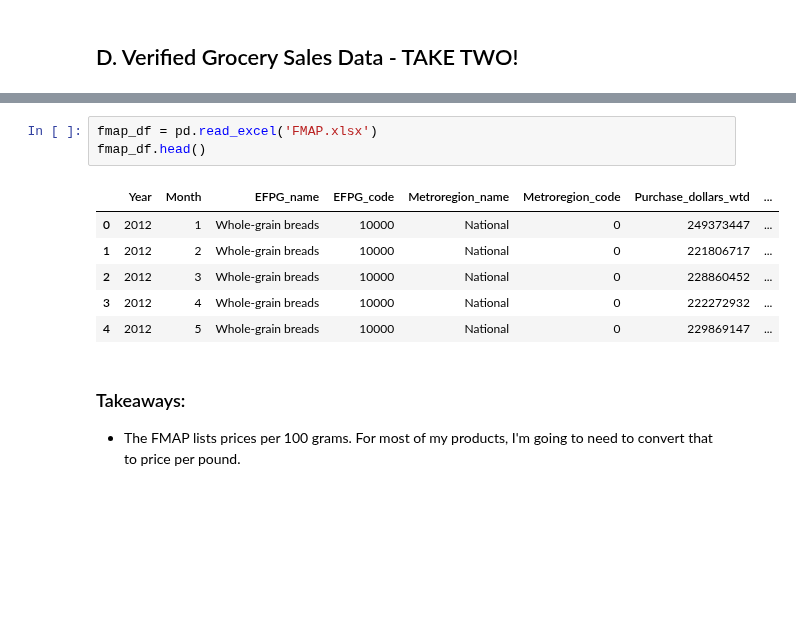
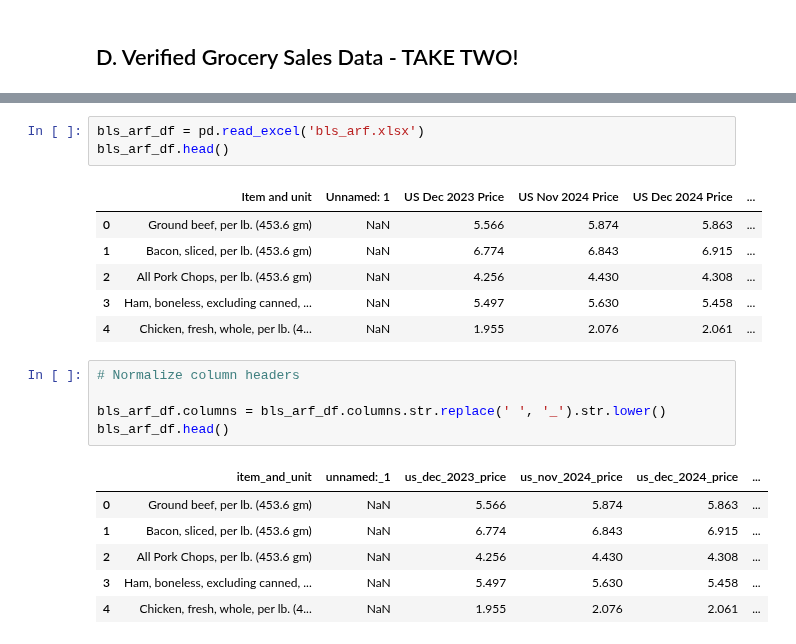
Before and after one commit to bradleytkay/Q1-2025-data-analysis-project-challenge, a Jupyter notebook: Q1-2025-step-2b-cleaning-pt-3.ipynb, the cells around one changed output, grey strips where cells are left out. Saved outputs shown, nothing was run; the diff lists cells and outputs as text; blank space fills up the shorter version.

```diff
--- a/Q1-2025-step-2b-cleaning-pt-3.ipynb
+++ b/Q1-2025-step-2b-cleaning-pt-3.ipynb
@@ -1148,13 +1150,22 @@ So, after determining that the Costco dataset wasn't going to work well, I found
 # %%
-fmap_df = pd.read_excel('FMAP.xlsx')
-fmap_df.head()
+bls_arf_df = pd.read_excel('bls_arf.xlsx')
+bls_arf_df.head()
 # %% [output]
-|  | Year | Month | EFPG_name | EFPG_code | Metroregion_name | Metroregion_code | Purchase_dollars_wtd | ... |
-| 0 | 2012 | 1 | Whole-grain breads | 10000 | National | 0 | 249373447 | ... |
-| 1 | 2012 | 2 | Whole-grain breads | 10000 | National | 0 | 221806717 | ... |
-| 2 | 2012 | 3 | Whole-grain breads | 10000 | National | 0 | 228860452 | ... |
-| 3 | 2012 | 4 | Whole-grain breads | 10000 | National | 0 | 222272932 | ... |
-| 4 | 2012 | 5 | Whole-grain breads | 10000 | National | 0 | 229869147 | ... |
+|  | Item and unit | Unnamed: 1 | US Dec 2023 Price | US Nov 2024 Price | US Dec 2024 Price | ... |
+| 0 | Ground beef, per lb. (453.6 gm) | NaN | 5.566 | 5.874 | 5.863 | ... |
+| 1 | Bacon, sliced, per lb. (453.6 gm) | NaN | 6.774 | 6.843 | 6.915 | ... |
+| 2 | All Pork Chops, per lb. (453.6 gm) | NaN | 4.256 | 4.430 | 4.308 | ... |
+| 3 | Ham, boneless, excluding canned, ... | NaN | 5.497 | 5.630 | 5.458 | ... |
+| 4 | Chicken, fresh, whole, per lb. (4... | NaN | 1.955 | 2.076 | 2.061 | ... |
-# %% [markdown]
-### Takeaways:
-* The FMAP lists prices per 100 grams.  For most of my products, I'm going to need to convert that to price per pound.
+# %%
+# Normalize column headers
+
+bls_arf_df.columns = bls_arf_df.columns.str.replace(' ', '_').str.lower()
+bls_arf_df.head()
+# %% [output]
+|  | item_and_unit | unnamed:_1 | us_dec_2023_price | us_nov_2024_price | us_dec_2024_price | ... |
+| 0 | Ground beef, per lb. (453.6 gm) | NaN | 5.566 | 5.874 | 5.863 | ... |
+| 1 | Bacon, sliced, per lb. (453.6 gm) | NaN | 6.774 | 6.843 | 6.915 | ... |
+| 2 | All Pork Chops, per lb. (453.6 gm) | NaN | 4.256 | 4.430 | 4.308 | ... |
+| 3 | Ham, boneless, excluding canned, ... | NaN | 5.497 | 5.630 | 5.458 | ... |
+| 4 | Chicken, fresh, whole, per lb. (4... | NaN | 1.955 | 2.076 | 2.061 | ... |
```
Also changed, not shown: parts of 10 cells of this notebook.
